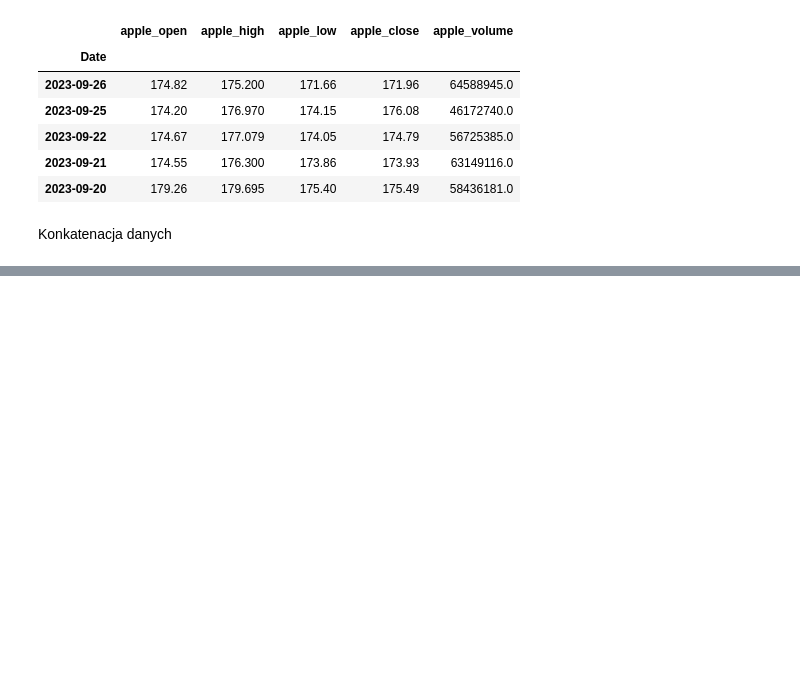
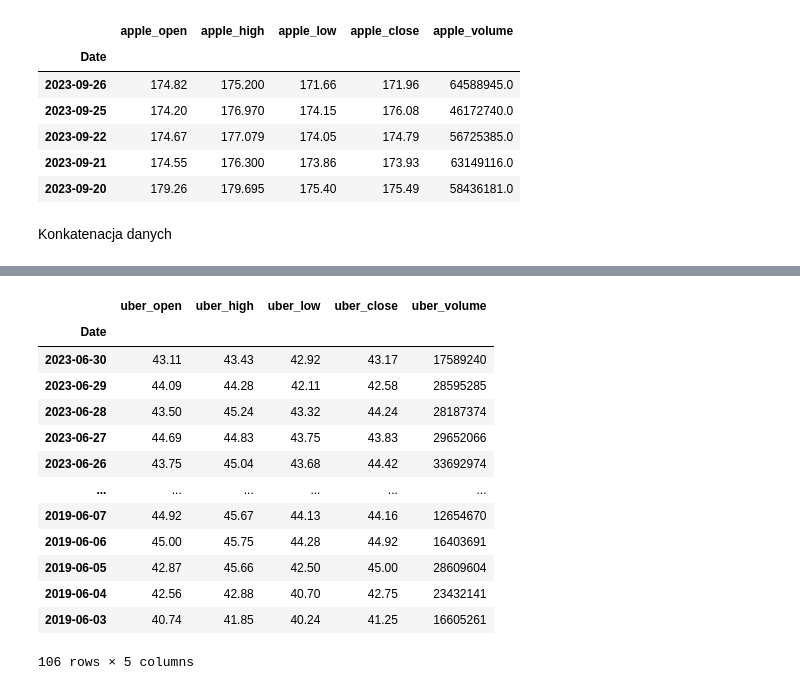
Before and after one commit to jakubdaron/data_science_course_udemy, a Jupyter notebook: 04_laczenie_danych.ipynb, the cells around one changed output, grey strips where cells are left out. Saved outputs shown, nothing was run; the diff lists cells and outputs as text; code cells hidden in the pictures; blank space fills up the shorter version.

```diff
--- a/04_laczenie_danych.ipynb
+++ b/04_laczenie_danych.ipynb
@@ -86,0 +183,18 @@ df.describe().T
+# %%
+uber_6 = uber[uber.index.month == 6]
+uber_6
+# %% [output]
+|  | uber_open | uber_high | uber_low | uber_close | uber_volume |
+| Date |  |  |  |  |  |
+| 2023-06-30 | 43.11 | 43.43 | 42.92 | 43.17 | 17589240 |
+| 2023-06-29 | 44.09 | 44.28 | 42.11 | 42.58 | 28595285 |
+| 2023-06-28 | 43.50 | 45.24 | 43.32 | 44.24 | 28187374 |
+| 2023-06-27 | 44.69 | 44.83 | 43.75 | 43.83 | 29652066 |
+| 2023-06-26 | 43.75 | 45.04 | 43.68 | 44.42 | 33692974 |
+| ... | ... | ... | ... | ... | ... |
+| 2019-06-07 | 44.92 | 45.67 | 44.13 | 44.16 | 12654670 |
+| 2019-06-06 | 45.00 | 45.75 | 44.28 | 44.92 | 16403691 |
+| 2019-06-05 | 42.87 | 45.66 | 42.50 | 45.00 | 28609604 |
+| 2019-06-04 | 42.56 | 42.88 | 40.70 | 42.75 | 23432141 |
+| 2019-06-03 | 40.74 | 41.85 | 40.24 | 41.25 | 16605261 |
+106 rows × 5 columns
```
Also changed, not shown: parts of 12 cells of this notebook.
